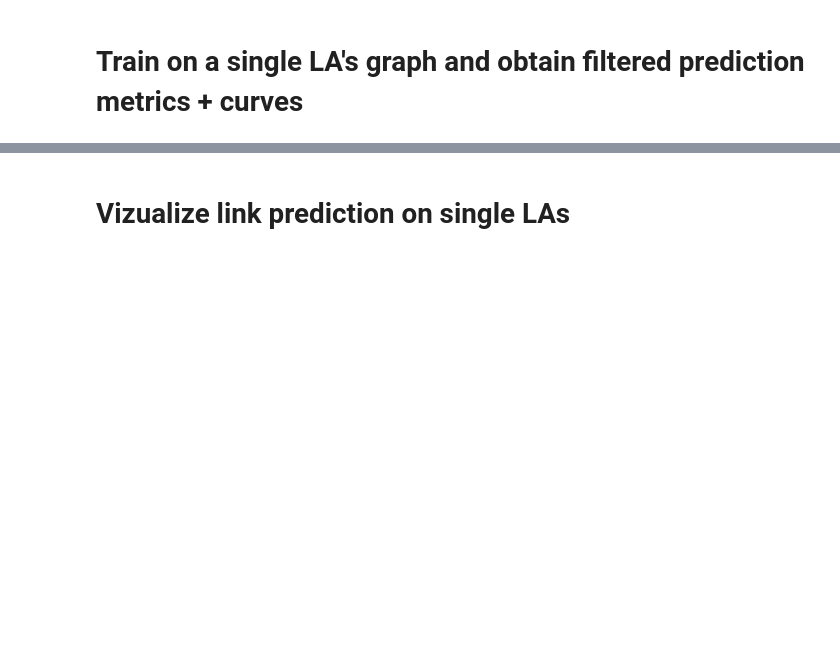
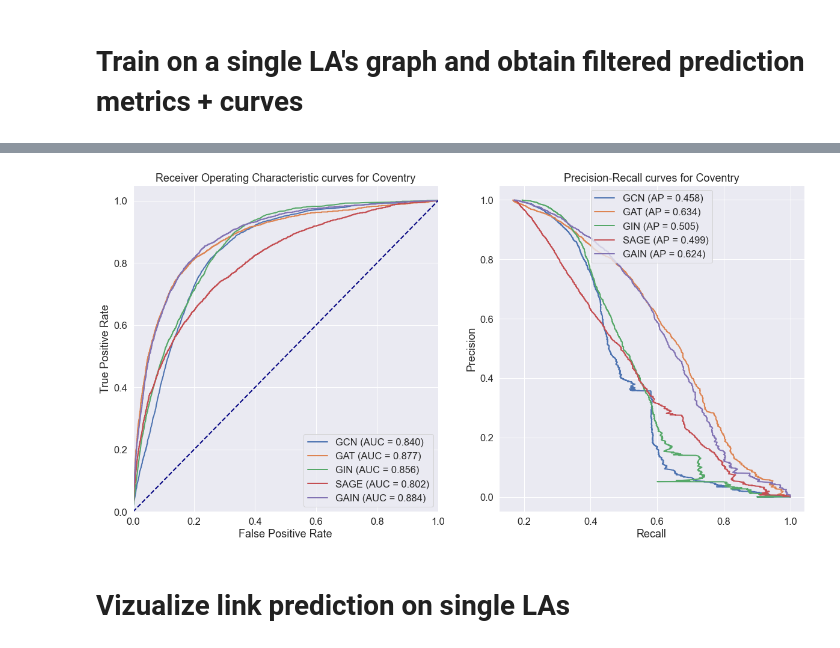
Before and after one commit to wilsoncwc/predicting-choice, a Jupyter notebook: predicting-roads.ipynb, the cells around one changed output, grey strips where cells are left out. Drawn from its saved outputs; the diff is of its cells as text; code cells hidden in the pictures; blank space fills up the shorter version.

```diff
--- a/predicting-roads.ipynb
+++ b/predicting-roads.ipynb
@@ -263,3 +162,101 @@ plot_multiple_roc_pr(place, rocs, prs)
+# %%
+places = ['Coventry']
+dataset = torch.load(f'{dataset_root}/ssx_dataset_clean_min.pt')
+# result_dict = {}
+# for model_type in [
+#     'gcn',
+#     'gat',
+#     'gin',
+#     'sage',
+#     'gain'
+# ]:
+#     model_params = {
+#         'model_type': model_type,
+#         'distmult': True,
+#         'out_channels': 10
+#     }
+#     run_hyperparams = {
+#         'seed': 42,
+#         'model_args': model_params,
+#         'num_iter': 5,
+#         'lr': 0.01,
+#         'epochs': 2000,
+#         'print_every': 10,
+#         'add_deg_feats': False,
+#         'schedule_lr': False,
+#         'include_feats': ['integration2kmrank', 'integration10kmrank'],
+#     }
+#     results = run_single(places, dataset, run_args=run_hyperparams, only_transductive=True)
+#     result_dict[model_type] = results
+# result_dict
+
+def plot_multiple_roc_pr(place, rocs, prs):
+    f, axs = plt.subplots(1, 2, figsize=(20, 10))
+
+    # Plot ROC curves
+    ax = axs[0]
+    for fpr, tpr, label, auc in rocs:
+        ax.plot(
+            fpr,
+            tpr,
+            lw=2,
+            label=f'{label.upper()} (AUC = {auc:.3f})',
+        )
+
+    ax.plot([0, 1], [0, 1], color="navy", lw=2, linestyle="--")
+    ax.set_xlim([0.0, 1.0])
+    ax.set_ylim([0.0, 1.05])
+    ax.set_xlabel("False Positive Rate")
+    ax.set_ylabel("True Positive Rate")
+    ax.set_title(f'Receiver Operating Characteristic curves for {place}')
+    ax.legend(loc="lower right")
+
+    # Plot PR
+    # Obtain curve corresponding to the best AP
+    ax = axs[1]
+    for prec, rec, label, ap in prs:
+        ax.plot(
+            prec,
+            rec,
+            lw=2,
+            label=f'{label.upper()} (AP = {ap:.3f})',
+        )
+    ax.set_xlabel("Recall")
+    ax.set_ylabel("Precision")
+    ax.set_title(f'Precision-Recall curves for {place}')
+    ax.legend(loc="upper center")
+    plt.savefig('auc_pr.png', bbox_inches='tight')
+    plt.show()
+
+def mean_curves(curves):
+    """Get the average of differently sized curves with max value 1"""
+    max_len = max(len(curve) for curve in curves)
+    padded_curves = []
+    for curve in curves:
+        diff = max_len - len(curve)
+        last_value = curve[-1]
+        padded_curve = np.pad(curve, (0, diff), mode='constant', constant_values=last_value)
+        padded_curves.append(padded_curve)
+    return np.mean(padded_curves, axis=0), np.std(padded_curves, axis=0)
+
+sns.set(font_scale = 1.5)
+place = places[0]
+rocs, prs = [], []
+for model_type in result_dict:
+    result = result_dict[model_type][place]
+    avg_auc = sum(result['train_auc']) / len(result['train_auc'])
+    avg_ap = sum(result['train_ap']) / len(result['train_ap'])
+
+    fpr, fpr_std = mean_curves([roc[0] for roc in result['roc']])
+    tpr, tpr_std = mean_curves([roc[1] for roc in result['roc']])
+
+    prec, prec_std = mean_curves([pr[0] for pr in result['pr']])
+    rec, rec_std = mean_curves([pr[1] for pr in result['pr']])
+    rocs.append((fpr, tpr, model_type, avg_auc))
+    prs.append((prec, rec, model_type, avg_ap))
+plot_multiple_roc_pr(place, rocs, prs)
+# %% [output]
+[figure, added]
 # %% [markdown]
 # Vizualize link prediction on single LAs
 # %%
```
Also changed, not shown: parts of 3 cells of this notebook, 16 other files.
